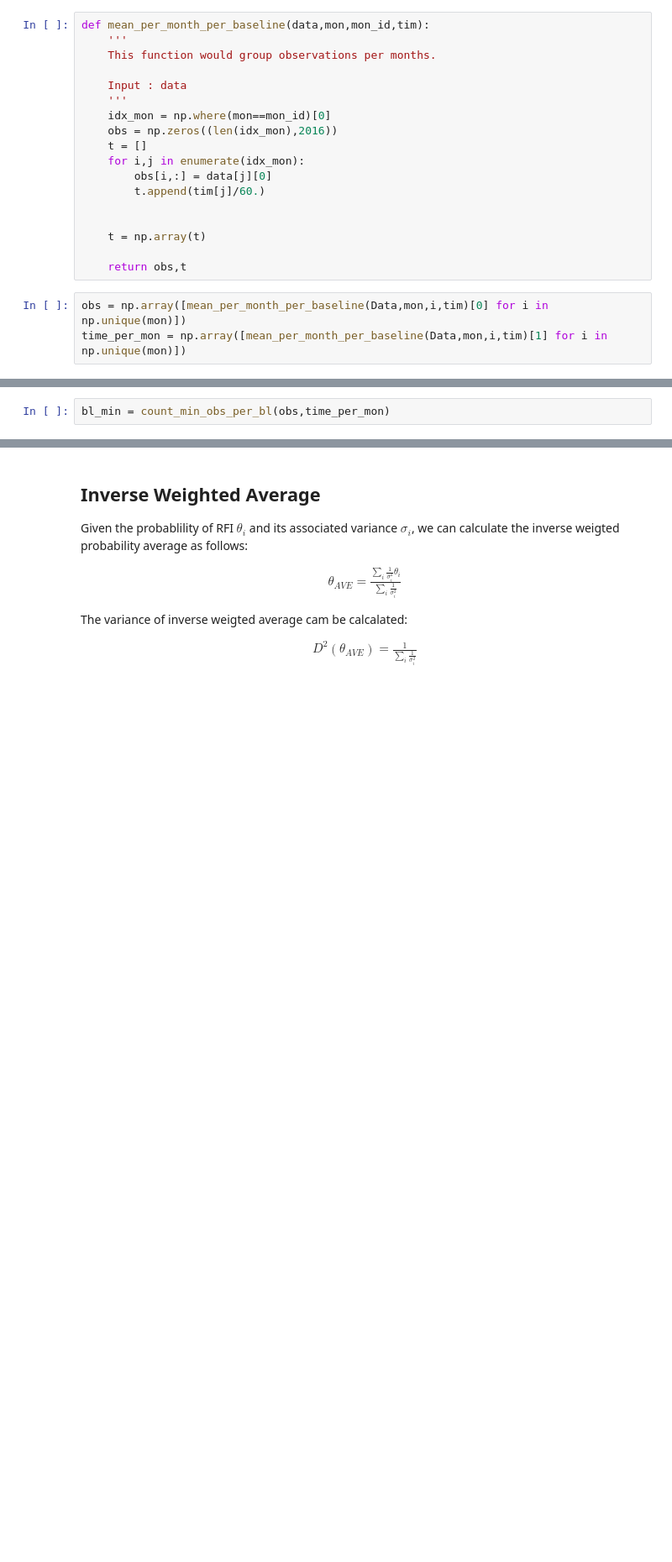
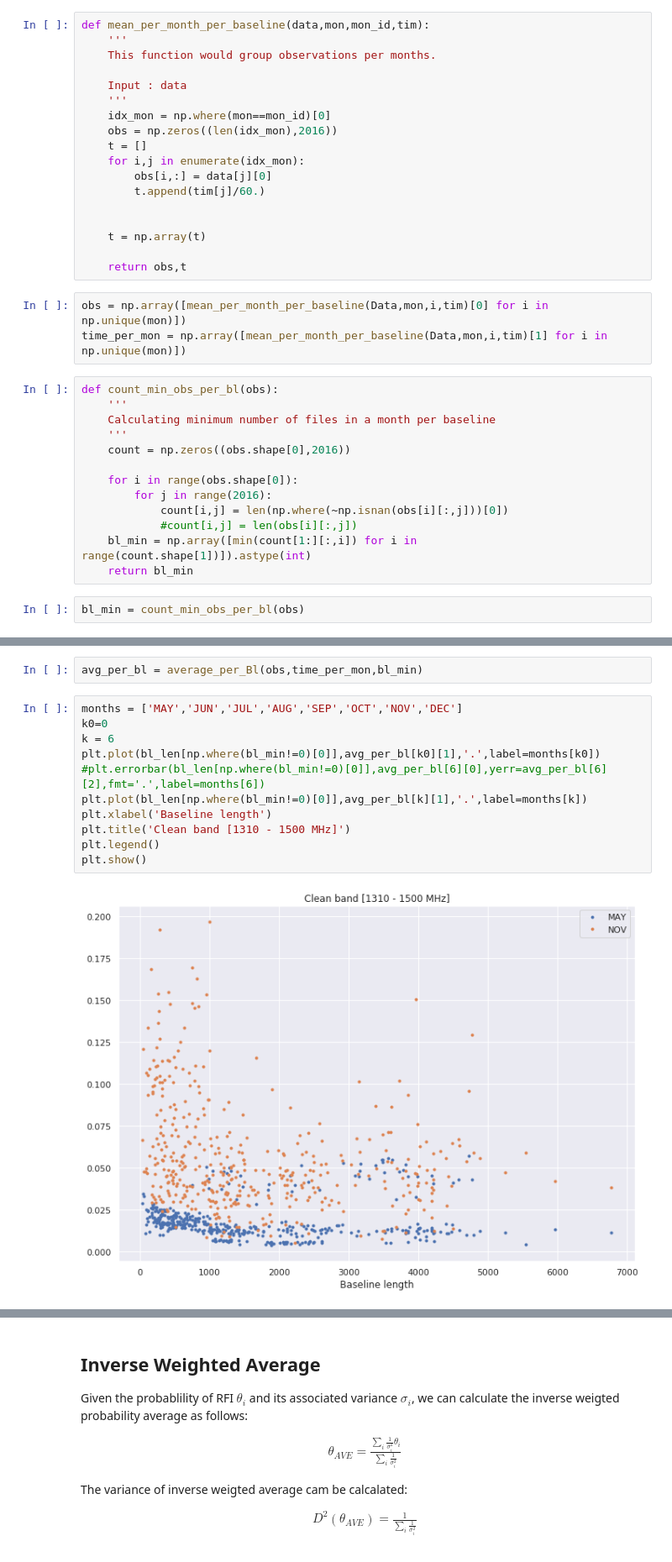
Before and after one commit to kvanqa/MeerKAT-site-RFI-, a Jupyter notebook: kathprfi/RFI_probability_per_Month_optmized.ipynb, the cells around one changed output, grey strips where cells are left out. Shown at 84% size. Cells and saved outputs as stored; diff of their text form; blank space fills up the shorter version.

```diff
--- a/kathprfi/RFI_probability_per_Month_optmized.ipynb
+++ b/kathprfi/RFI_probability_per_Month_optmized.ipynb
@@ -94,4 +113,19 @@ def mean_per_month_per_baseline(data,mon,mon_id,tim):
 # %%
 obs = np.array([mean_per_month_per_baseline(Data,mon,i,tim)[0] for i in np.unique(mon)])
 time_per_mon = np.array([mean_per_month_per_baseline(Data,mon,i,tim)[1] for i in np.unique(mon)])
+# %%
+def count_min_obs_per_bl(obs):
+    '''
+    Calculating minimum number of files in a month per baseline
+    '''
+    count = np.zeros((obs.shape[0],2016))
+
+    for i in range(obs.shape[0]):
+        for j in range(2016):
+            count[i,j] = len(np.where(~np.isnan(obs[i][:,j]))[0])
+            #count[i,j] = len(obs[i][:,j])
+    bl_min = np.array([min(count[1:][:,i]) for i in range(count.shape[1])]).astype(int)
+    return bl_min
+# %%
+bl_min = count_min_obs_per_bl(obs)
 # %%
@@ -134,5 +163,18 @@ def count_min_obs_per_bl(obs,t ):
 
 
     return ave_per_mon
-# %%
-bl_min = count_min_obs_per_bl(obs,time_per_mon)
+# %%
+avg_per_bl = average_per_Bl(obs,time_per_mon,bl_min)
+# %%
+months = ['MAY','JUN','JUL','AUG','SEP','OCT','NOV','DEC']
+k0=0
+k = 6
+plt.plot(bl_len[np.where(bl_min!=0)[0]],avg_per_bl[k0][1],'.',label=months[k0])
+#plt.errorbar(bl_len[np.where(bl_min!=0)[0]],avg_per_bl[6][0],yerr=avg_per_bl[6][2],fmt='.',label=months[6])
+plt.plot(bl_len[np.where(bl_min!=0)[0]],avg_per_bl[k][1],'.',label=months[k])
+plt.xlabel('Baseline length')
+plt.title('Clean band [1310 - 1500 MHz]')
+plt.legend()
+plt.show()
+# %% [output]
+[figure, added]
```
Also changed, not shown: parts of 18 cells of this notebook.
